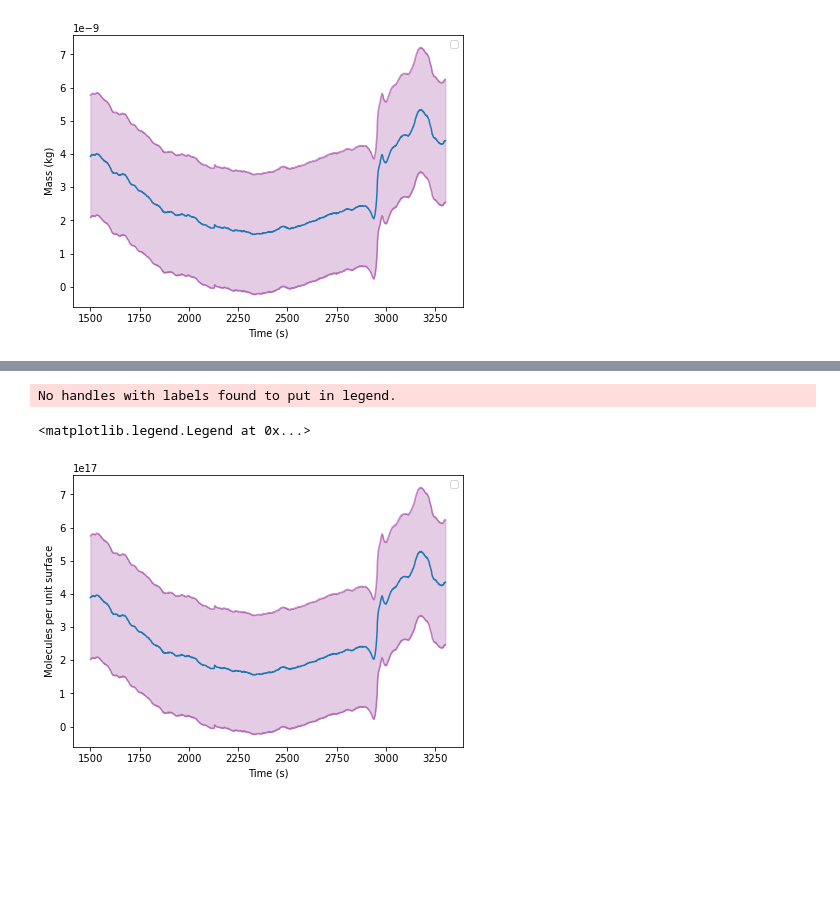
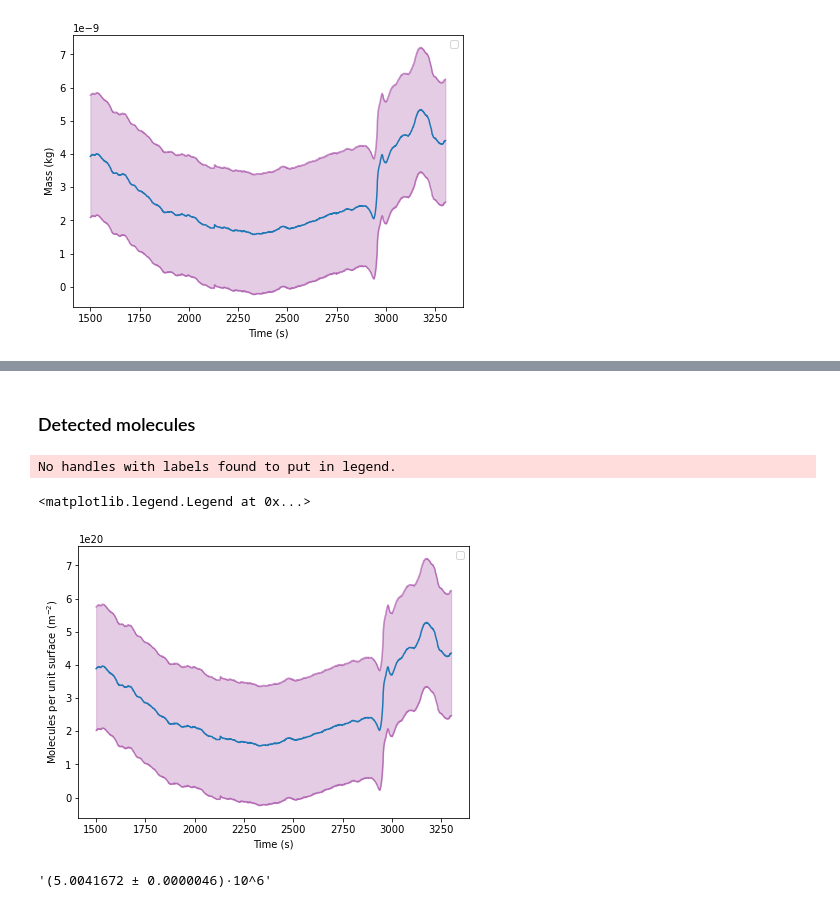
Before and after one commit to Nereumobu/advanced_lab_master, a Jupyter notebook: Ma_17/Task2_monolayer_cys.ipynb, the cells around one changed output, grey strips where cells are left out. Saved outputs shown, nothing was run; the diff lists cells and outputs as text; code cells hidden in the pictures; blank space fills up the shorter version.

```diff
--- a/Ma_17/Task2_monolayer_cys.ipynb
+++ b/Ma_17/Task2_monolayer_cys.ipynb
@@ -225,14 +202,8 @@ stdsurface_cys = np.array(stdsurface_cys)
-# %%
-fig, axis = plt.subplots(1, 1, figsize=(7, 5))
-axis.plot(time_cys, surface_cys)
-axis.plot(time_cys, surface_cys + stdsurface_cys, color="purple", alpha=0.4)
-axis.plot(time_cys, surface_cys - stdsurface_cys, color="purple", alpha=0.4)
-axis.fill_between(time_cys, surface_cys + stdsurface_cys, surface_cys - stdsurface_cys,
-                  color="purple", alpha=0.2)
-axis.set_xlabel("Time (s)")
-axis.set_ylabel("Molecules per unit surface")
-axis.legend()
-# %% [output]
-No handles with labels found to put in legend.
-<matplotlib.legend.Legend at 0x...>
-[figure, removed]
+# %% [markdown]
+### Detected molecules
+# %%
+atomicweight_cys = 12
+weight_cys = atomicweight_cys * constants.physical_constants["atomic mass constant"][0]
+molecules_cys = mass_cys / weight_cys
+mols_cys = molecules_cys / constants.physical_constants["Avogadro constant"][0]
+surface_cys = molecules_cys / A
@@ -238,0 +225,18 @@ No handles with labels found to put in legend.
+# %%
+fig, axis = plt.subplots(1, 1, figsize=(7, 5))
+axis.plot(time_cys, surface_cys)
+axis.plot(time_cys, surface_cys + stdsurface_cys, color="purple", alpha=0.4)
+axis.plot(time_cys, surface_cys - stdsurface_cys, color="purple", alpha=0.4)
+axis.fill_between(time_cys, surface_cys + stdsurface_cys, surface_cys - stdsurface_cys,
+                  color="purple", alpha=0.2)
+axis.set_xlabel("Time (s)")
+axis.set_ylabel("Molecules per unit surface (m$^{-2}$)")
+axis.legend()
+# %% [output]
+No handles with labels found to put in legend.
+<matplotlib.legend.Legend at 0x...>
+[figure, added]
+# %%
+ print_scientific(np.mean(freq_buffer),np.sqrt(np.std(freq_buffer)+1))
+# %% [output]
+'(5.0041672 ± 0.0000046)·10^6'
```
Also changed, not shown: parts of 17 cells of this notebook, 1 other file.
